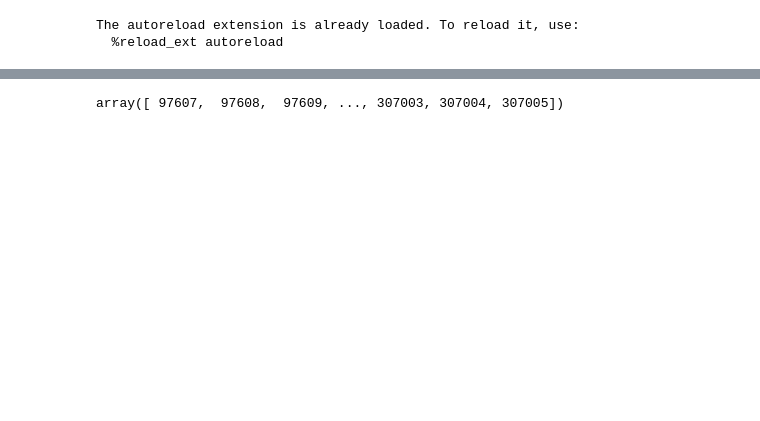
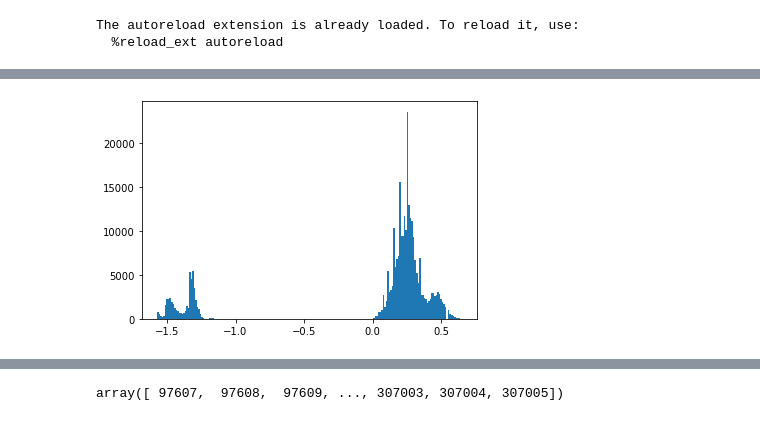
Before and after one commit to yichao-l/head_reconstruct, a Jupyter notebook: AV_CW.ipynb, the cells around one changed output, grey strips where cells are left out. Saved outputs shown, nothing was run; the diff lists cells and outputs as text; code cells hidden in the pictures; blank space fills up the shorter version.

```diff
--- a/AV_CW.ipynb
+++ b/AV_CW.ipynb
@@ -41,0 +41,5 @@ head.center()
+# %%
+plt.hist(head.xyz[:,2], bins=200)
+plt.show()
+# %% [output]
+[figure, added]
```
Also changed, not shown: parts of 33 cells of this notebook, 11 other files.
